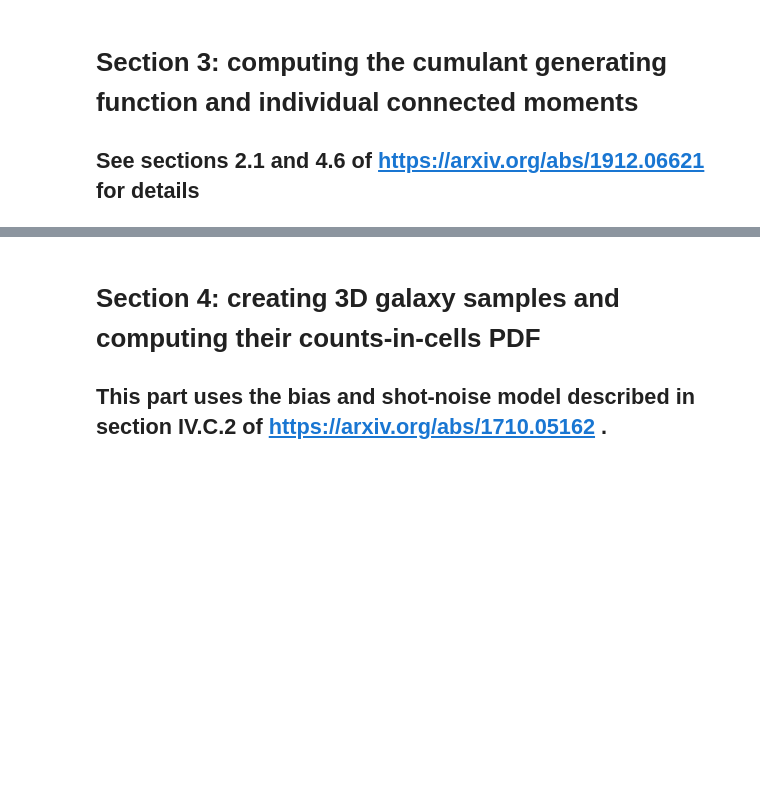
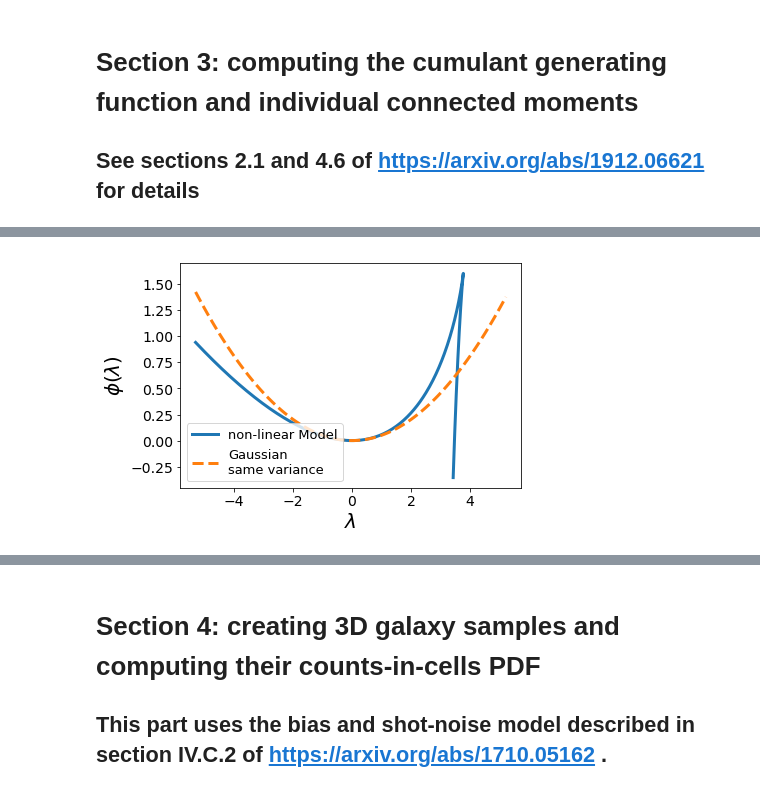
Before and after one commit to OliverFHD/CosMomentum, a Jupyter notebook: compute_PDF_and_CGF.ipynb, the cells around one changed output, grey strips where cells are left out. Cells and saved outputs as stored; diff of their text form; code cells hidden in the pictures; blank space fills up the shorter version.

```diff
--- a/compute_PDF_and_CGF.ipynb
+++ b/compute_PDF_and_CGF.ipynb
@@ -311,3 +353,26 @@ d_L_G_values, lambda_G_values, phi_G_values, phi_G_prime_values, phi_G_prime_pri
+# %%
+# Note the branch cut in the non-Gaussian CGF:
+# CosMomentum only uses the 1st branch (branch extending to < 0)
+# in order to compute the PDF.
+
+dmin=-0.3
+dmax = 9.0
+i_min = np.argmin((phi_prime_values-dmin)**2)
+i_max = np.argmin((phi_prime_values-dmax)**2)
+plt.plot(lambda_values[i_min:i_max], phi_values[i_min:i_max], linewidth=3, label=r'non-linear Model')
+ll = np.arange(lambda_values[i_min], -lambda_values[i_min], 0.1)
+plt.plot(ll, 0.5*var*ll**2, linewidth=3, linestyle='dashed', label='Gaussian\nsame variance')
+
+plt.xticks(fontsize=14)
+plt.yticks(fontsize=14)
+plt.legend(fontsize=13, loc='lower left')
+
+plt.xlabel(r'$\lambda$', size = 20)
+plt.ylabel(r'$\phi(\lambda)$', size = 20)
+plt.subplots_adjust(left  = 0.18, right = 0.97, bottom=0.19, top=0.97)
+plt.savefig("plots/CGF_demonstration.pdf")
+# %% [output]
+[figure, added]
 # %%
 # Please don't use the function find_moments as a black box.
 # Instead, please consider the remarks of caution at the end
```
Also changed, not shown: parts of 22 cells of this notebook.
